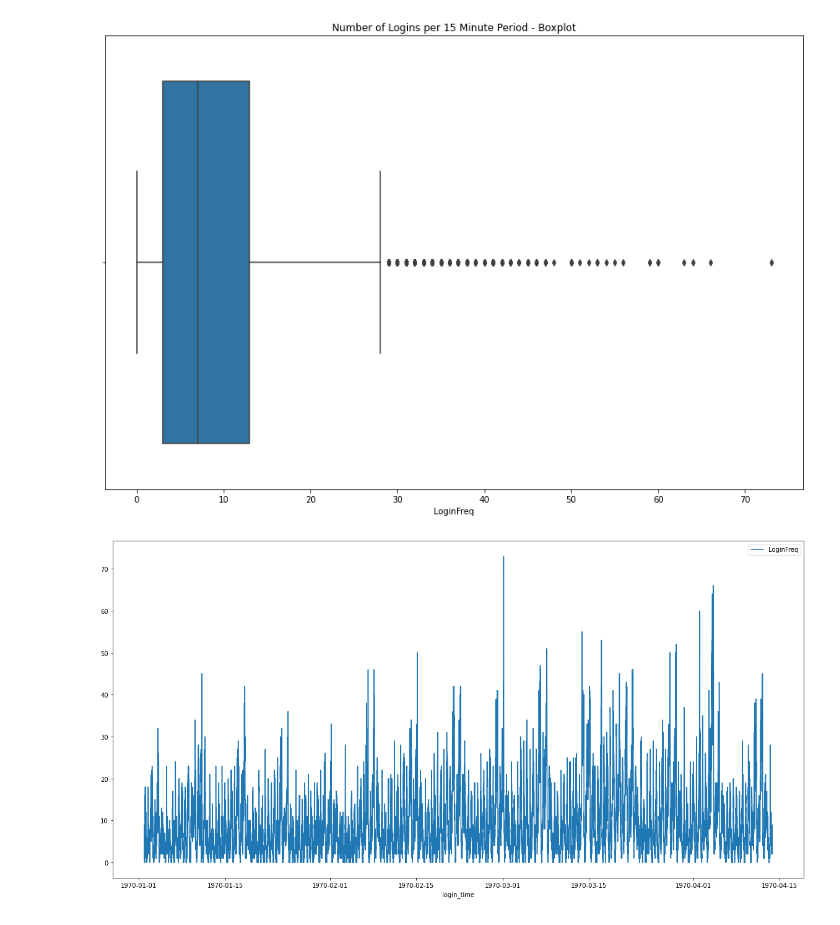
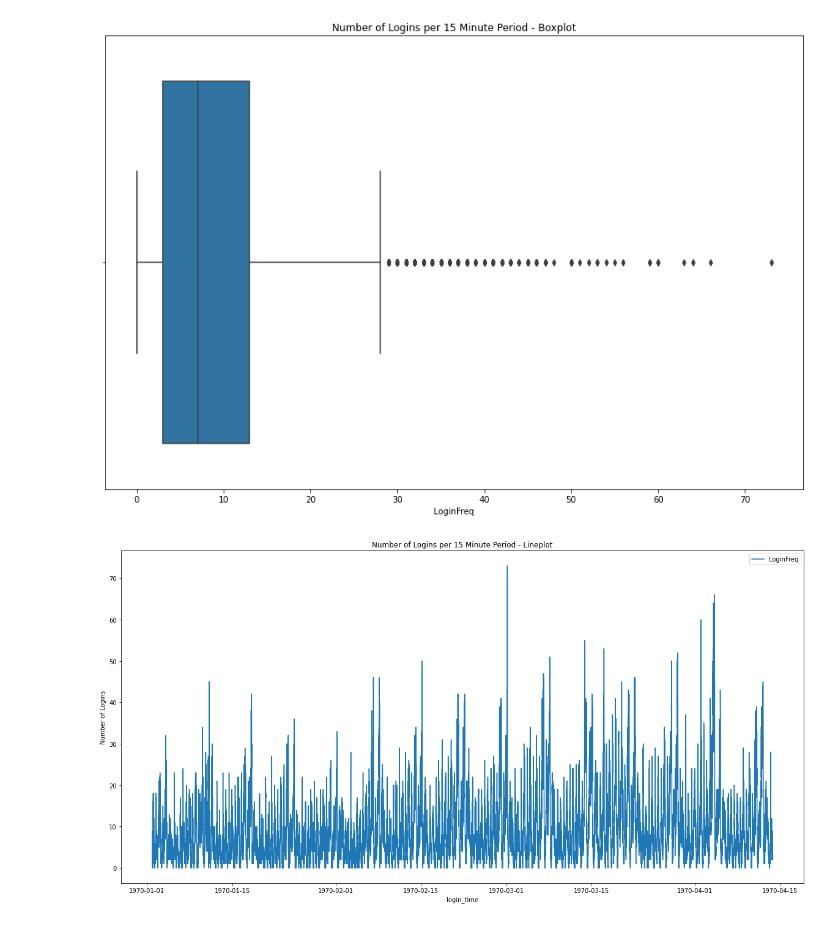
Before and after one commit to Dylan-C-Neal/Springboard-Data-Science-Career-Track, a Jupyter notebook: ultimate_challenge/Ultimate_Data_Challenge.ipynb, the cells around one changed output. Cells and saved outputs as stored; diff of their text form; code cells hidden in the pictures.

```diff
--- a/ultimate_challenge/Ultimate_Data_Challenge.ipynb
+++ b/ultimate_challenge/Ultimate_Data_Challenge.ipynb
@@ -48,6 +51,8 @@ logins['LoginFreq']=1
 # %%
 # Resample
 logins = logins.resample('15min').count()
+# %%
+logins['weekday'] = logins.index.day_name()
 # %%
 logins.head()
 # %% [output]
@@ -89,8 +83,9 @@ _ = plt.title('Number of Logins per 15 Minute Period - Boxplot')
 # %%
 # Plot full data
 _ = plt.figure(figsize=(20,10))
 _ = sns.lineplot(data=logins)
-
+_ = plt.title('Number of Logins per 15 Minute Period - Lineplot')
+_ = plt.ylabel('Number of Logins')
 plt.show()
 # %% [output]
-[figure, old version]
+[figure, new version]
```
Also changed, not shown: parts of 19 cells of this notebook.
